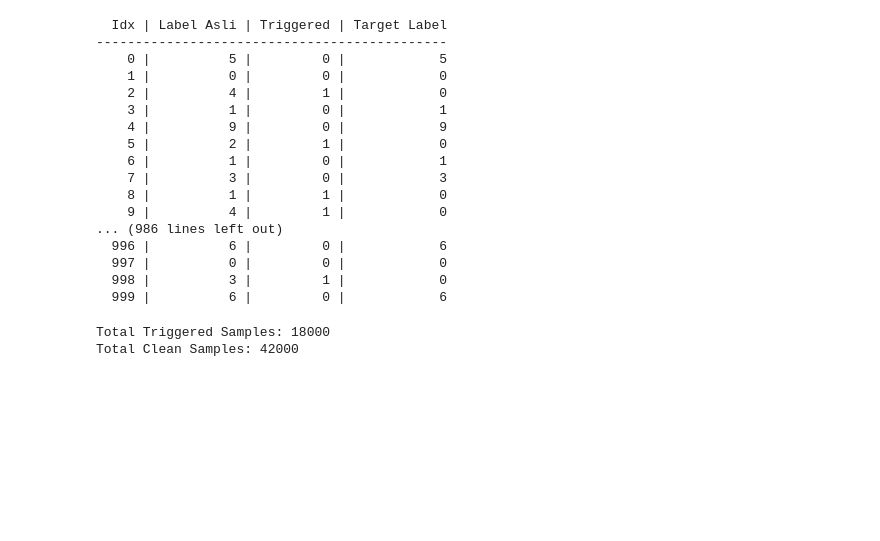
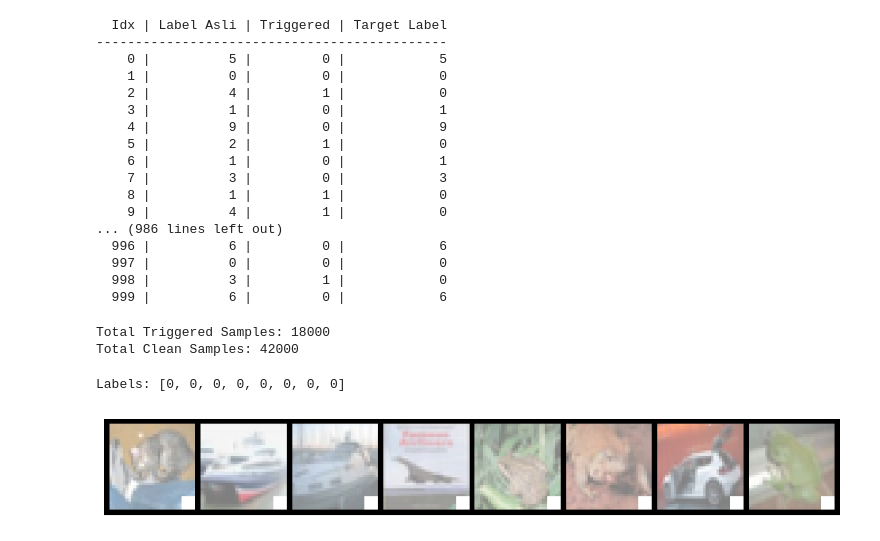
Before and after one commit to auliamey/cban_defense, a Jupyter notebook: notebooks/tes.ipynb, the cells around one changed output. Drawn from its saved outputs; the diff is of its cells as text; code cells hidden in the pictures; blank space fills up the shorter version.

```diff
--- a/notebooks/tes.ipynb
+++ b/notebooks/tes.ipynb
@@ -110,3 +110,31 @@ print(f"Total Clean Samples: {total_clean}")
 # %% [output]
 Total Triggered Samples: 18000
 Total Clean Samples: 42000
+# %%
+from utils.dataset_loader import load_backdoor_testloader
+backdoor_loader = load_backdoor_testloader(batch_size=128)
+# %%
+import matplotlib.pyplot as plt
+import torchvision
+import numpy as np
+
+# Ambil satu batch dari backdoor_loader
+dataiter = iter(backdoor_loader)
+images, labels = next(dataiter)
+
+# Fungsi untuk unnormalize & tampilkan
+def imshow(imgs, labels=None, count=8):
+    imgs = imgs[:count] / 2 + 0.5  # unnormalize dari [-1,1] ke [0,1]
+    npimg = torchvision.utils.make_grid(imgs).numpy()
+    plt.figure(figsize=(12, 4))
+    plt.imshow(np.transpose(npimg, (1, 2, 0)))
+    plt.axis('off')
+    if labels is not None:
+        print("Labels:", labels[:count].tolist())
+    plt.show()
+
+# Tampilkan
+imshow(images, labels)
+# %% [output]
+Labels: [0, 0, 0, 0, 0, 0, 0, 0]
+[figure, added]
```
Also changed, not shown: 3 other files.
